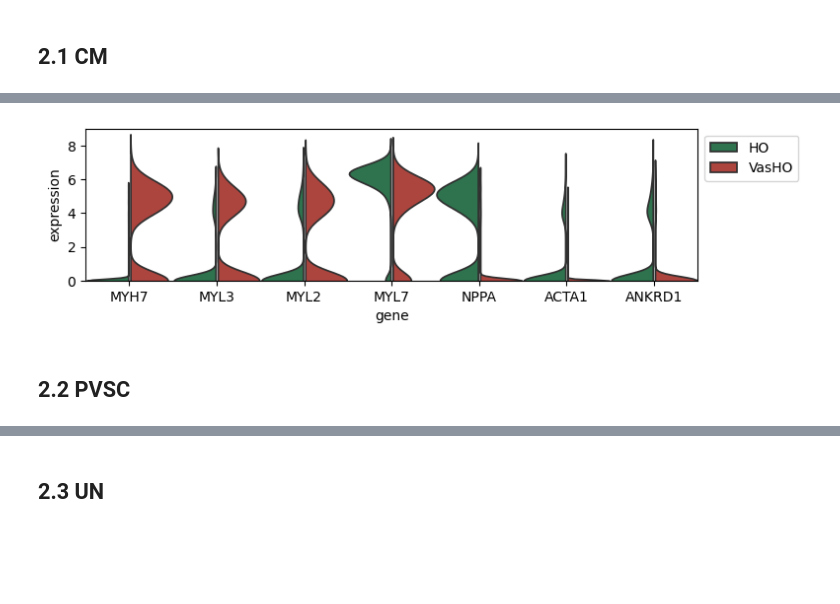
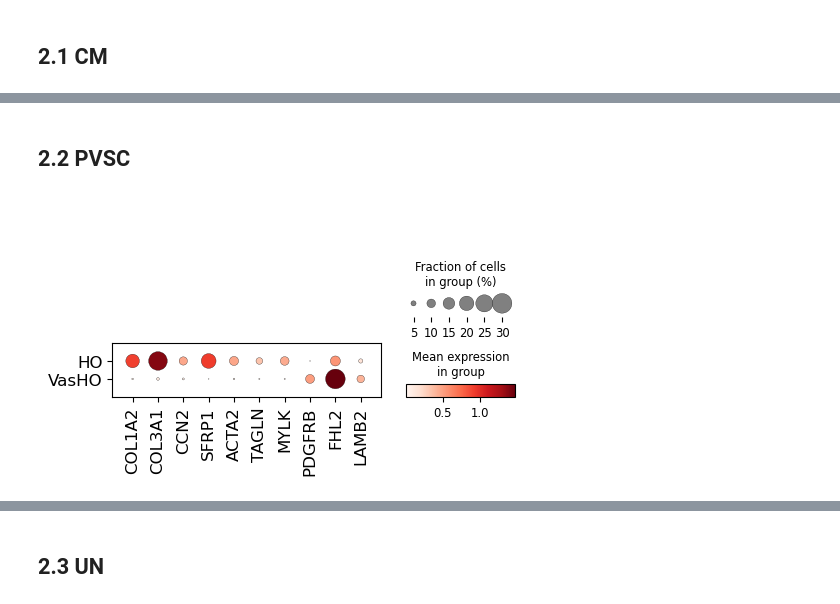
Before and after one commit to yachielab/DataAnalysis_Vascularized_Cardiac_Organoids, a Jupyter notebook: ipynb/CCO11.ipynb, the cells around one changed output, grey strips where cells are left out. Drawn from its saved outputs; the diff is of its cells as text; code cells hidden in the pictures; blank space fills up the shorter version.

```diff
--- a/ipynb/CCO11.ipynb
+++ b/ipynb/CCO11.ipynb
@@ -623,39 +733,3 @@ plt.show()
-# %%
-plot_df = {"batch": [], "gene": [], "expression": []}
-
-for g in ['MYH7', 'MYL3', 'MYL2', 'MYL7', 'NPPA', 'ACTA1', 'ANKRD1']:
-    plot_df["batch"] = plot_df["batch"] + adata_cm.obs["batch"].to_list()
-    plot_df["gene"] = plot_df["gene"] + [g] * adata_cm.n_obs
-    plot_df["expression"] = plot_df["expression"] + adata_cm.X[:, adata_cm.var_names == g].toarray().ravel().tolist()
-
-plot_df = pd.DataFrame(plot_df)
-
-fig, ax = plt.subplots(1, 1, figsize=(8, 2))
-
-sns.violinplot(
-    ax=ax,
-    data=plot_df,
-    x="gene",
-    y="expression",
-    hue="batch",
-    split=True,
-    inner=None,
-    density_norm='count',
-    width=1,
-    gap=.05,
-    palette={"HO": "#227f4d", "VasHO": "#c0352c"}
-
-)
-
-ax.set_ylim(0, 9)
-ax.legend(loc='upper left', bbox_to_anchor=(1.0, 1.0))
-
-plt.savefig(f'{WORK_DIR}/dotplot/CM.violin.png', bbox_inches="tight")
-plt.savefig(f'{WORK_DIR}/dotplot/CM.violin.svg', bbox_inches="tight")
-
-plt.show()
-# %% [output]
-[figure, removed]
 # %% [markdown]
 ## 2.2 PVSC
 # %%
@@ -675,3 +749,25 @@ volcano_plot2(adata_pvsc,
               save_tsv=f"{WORK_DIR}/DE/PVSC.HO.VasHO.tsv",
               fc_thres=1,
               pvalue_thres=5)
+# %%
+# var_names = ['C7','COL1A2','COL3A1','DCN','CCN2','SFRP1','VCAN','ACTA2','TAGLN','MYLK','PDGFRB','FHL2','KCTD12','HSPG2','TIMP3','LAMB2']
+var_names = ['COL1A2','COL3A1','CCN2','SFRP1','ACTA2','TAGLN','MYLK','PDGFRB','FHL2','LAMB2']
+
+dp = sc.pl.dotplot(
+    adata_pvsc,
+    groupby="batch",
+    var_names=var_names,
+    return_fig=True,
+    show=False
+)
+
+dp.make_figure()
+ax = dp.ax_dict["mainplot_ax"]
+ax.tick_params(axis="x", labelsize=12)
+ax.tick_params(axis="y", labelsize=12)
+
+plt.savefig(f'{WORK_DIR}/dotplot/PVSC.png', bbox_inches="tight")
+plt.savefig(f'{WORK_DIR}/dotplot/PVSC.svg', bbox_inches="tight")
+plt.show()
+# %% [output]
+[figure, added]
```
Also changed, not shown: parts of 10 cells of this notebook, 23 other files.
